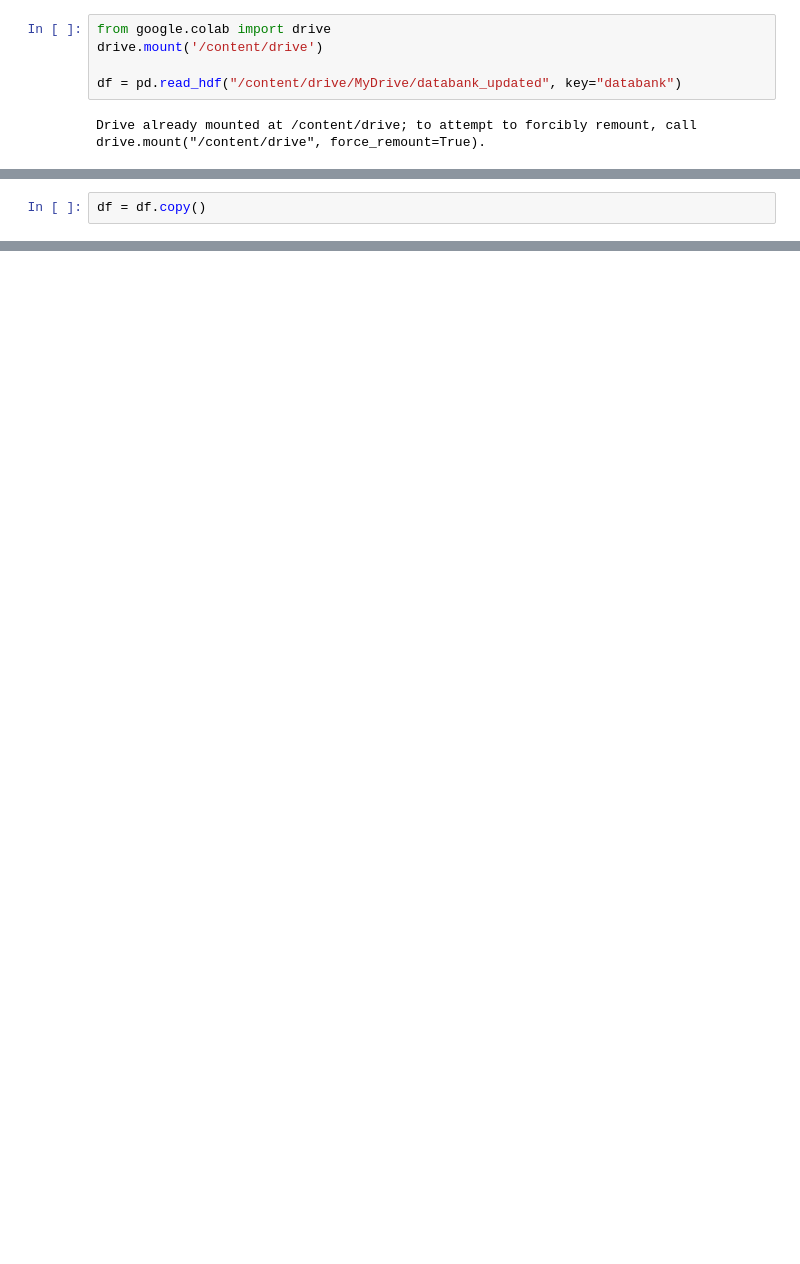
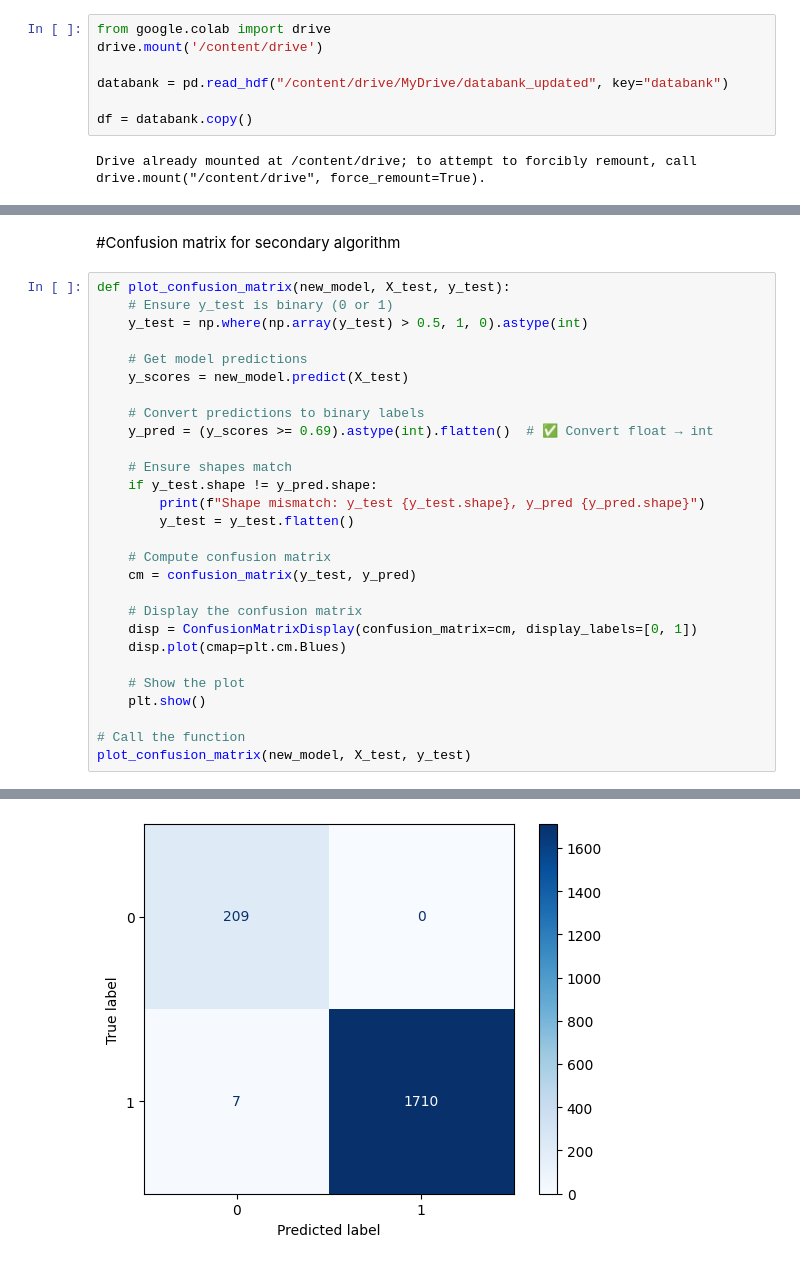
Before and after one commit to benjaminnigjeh/keyProteoforms, a Jupyter notebook: generalized_similarity_search_engine.ipynb, the cells around one changed output, grey strips where cells are left out. Cells and saved outputs as stored; diff of their text form; blank space fills up the shorter version.

```diff
--- a/generalized_similarity_search_engine.ipynb
+++ b/generalized_similarity_search_engine.ipynb
@@ -74,6 +81,8 @@ def plot_confusion_matrix(model, X_test, y_test):
 from google.colab import drive
 drive.mount('/content/drive')
 
-df = pd.read_hdf("/content/drive/MyDrive/databank_updated", key="databank")
+databank = pd.read_hdf("/content/drive/MyDrive/databank_updated", key="databank")
+
+df = databank.copy()
 # %% [output]
 Drive already mounted at /content/drive; to attempt to forcibly remount, call drive.mount("/content/drive", force_remount=True).
@@ -96,2 +88,0 @@ sorted_accessions[1][0]
-# %%
-df = df.copy()
@@ -293,0 +284,31 @@ Epoch 10/10
+# %% [markdown]
+#Confusion matrix for secondary algorithm
+# %%
+def plot_confusion_matrix(new_model, X_test, y_test):
+    # Ensure y_test is binary (0 or 1)
+    y_test = np.where(np.array(y_test) > 0.5, 1, 0).astype(int)
+
+    # Get model predictions
+    y_scores = new_model.predict(X_test)
+
+    # Convert predictions to binary labels
+    y_pred = (y_scores >= 0.69).astype(int).flatten()  # ✅ Convert float → int
+
+    # Ensure shapes match
+    if y_test.shape != y_pred.shape:
+        print(f"Shape mismatch: y_test {y_test.shape}, y_pred {y_pred.shape}")
+        y_test = y_test.flatten()
+
+    # Compute confusion matrix
+    cm = confusion_matrix(y_test, y_pred)
+
+    # Display the confusion matrix
+    disp = ConfusionMatrixDisplay(confusion_matrix=cm, display_labels=[0, 1])
+    disp.plot(cmap=plt.cm.Blues)
+
+    # Show the plot
+    plt.show()
+
+# Call the function
+plot_confusion_matrix(new_model, X_test, y_test)
+# %% [output]
@@ -293,0 +317 @@ Epoch 10/10
+[figure, added]
```
Also changed, not shown: parts of 29 cells of this notebook.
